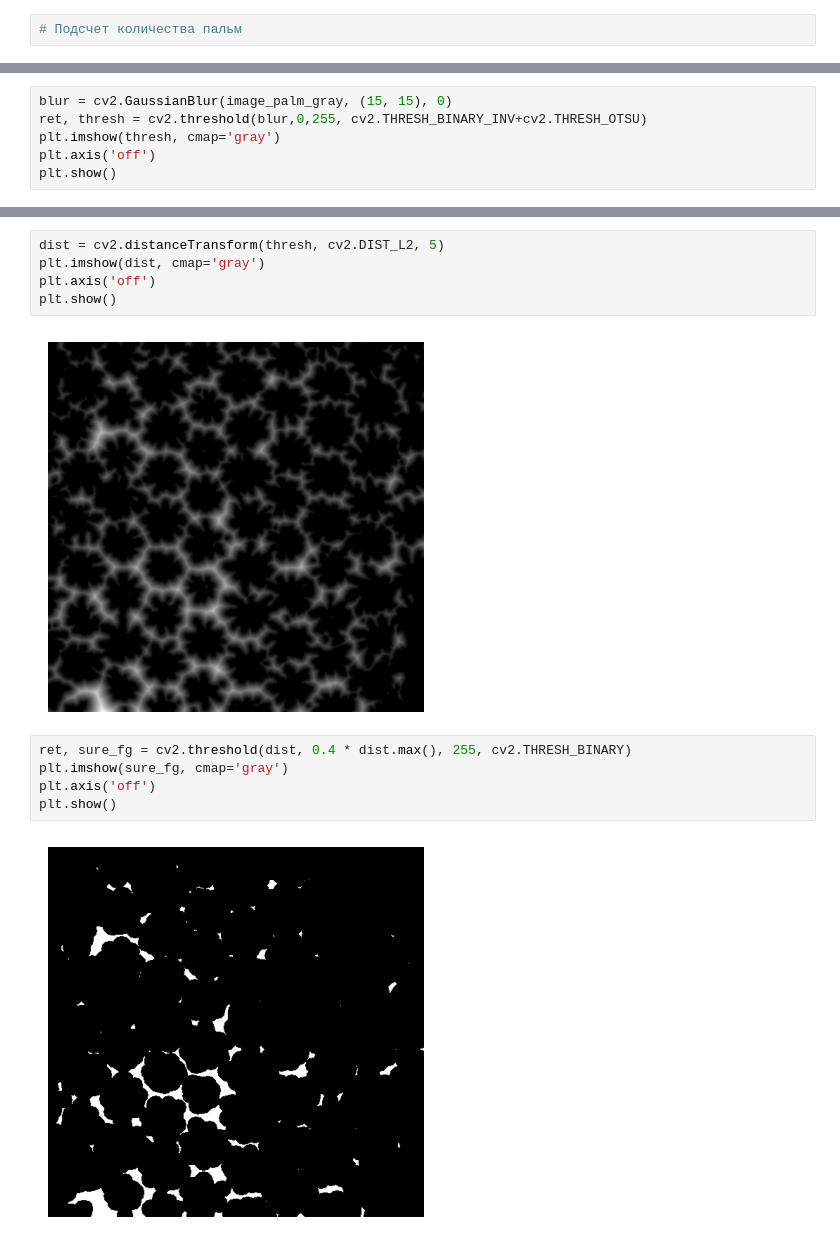
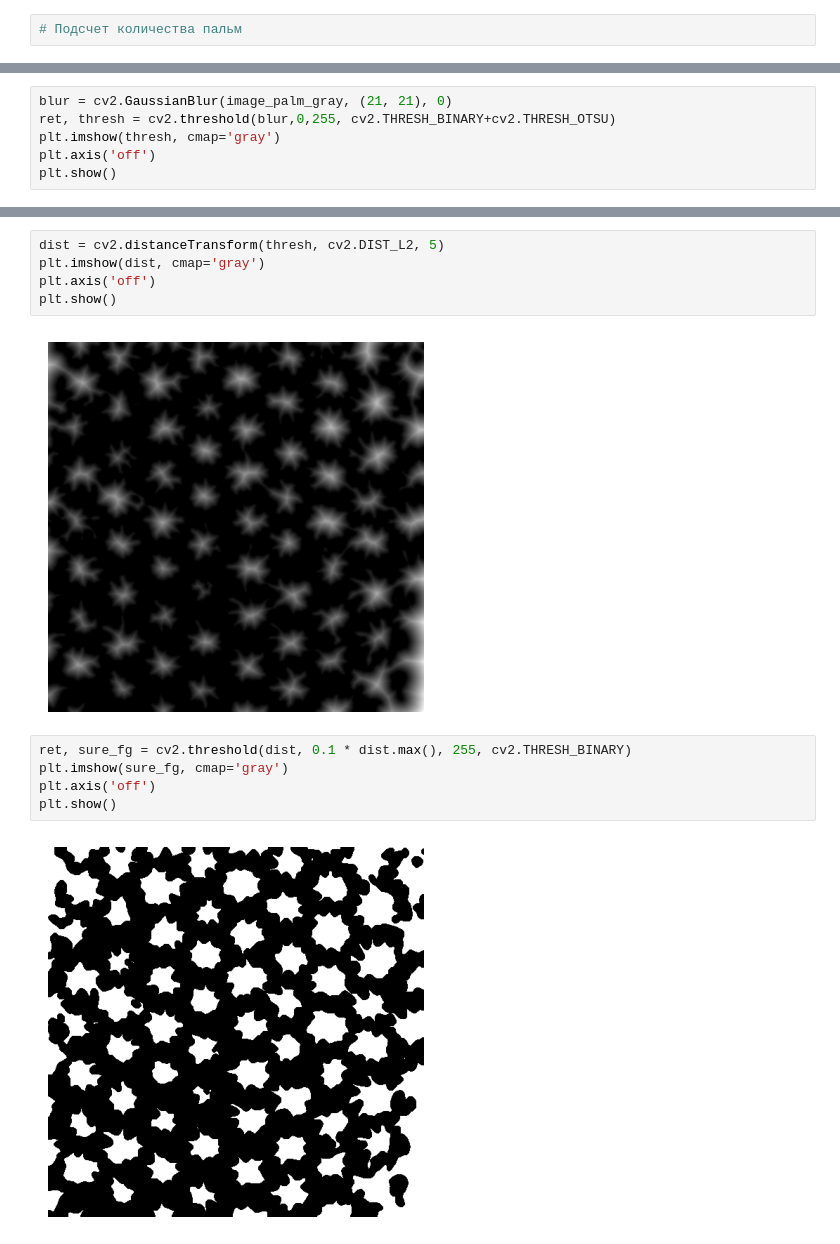
Before and after one commit to AlekseyPosternack/Image-Processing, a Jupyter notebook: 4_Segmentation/Practice_4/Practice_4/Lab4.ipynb, the cells around one changed output, grey strips where cells are left out. Drawn from its saved outputs; the diff is of its cells as text.

```diff
--- a/4_Segmentation/Practice_4/Practice_4/Lab4.ipynb
+++ b/4_Segmentation/Practice_4/Practice_4/Lab4.ipynb
@@ -84,8 +84,8 @@ plt.show()
 # %% [output]
 [figure]
 # %%
-blur = cv2.GaussianBlur(image_palm_gray, (15, 15), 0)
-ret, thresh = cv2.threshold(blur,0,255, cv2.THRESH_BINARY_INV+cv2.THRESH_OTSU)
+blur = cv2.GaussianBlur(image_palm_gray, (21, 21), 0)
+ret, thresh = cv2.threshold(blur,0,255, cv2.THRESH_BINARY+cv2.THRESH_OTSU)
 plt.imshow(thresh, cmap='gray')
 plt.axis('off')
 plt.show()
@@ -97,14 +97,14 @@ plt.imshow(dist, cmap='gray')
 plt.axis('off')
 plt.show()
 # %% [output]
-[figure, old version]
+[figure, new version]
 # %%
-ret, sure_fg = cv2.threshold(dist, 0.4 * dist.max(), 255, cv2.THRESH_BINARY)
+ret, sure_fg = cv2.threshold(dist, 0.1 * dist.max(), 255, cv2.THRESH_BINARY)
 plt.imshow(sure_fg, cmap='gray')
 plt.axis('off')
 plt.show()
 # %% [output]
-[figure, old version]
+[figure, new version]
 # %%
 sure_fg = sure_fg.astype(np.uint8)
 ret, markers = cv2.connectedComponents(sure_fg)
```
Also changed, not shown: parts of 5 cells of this notebook, 2 other files.
